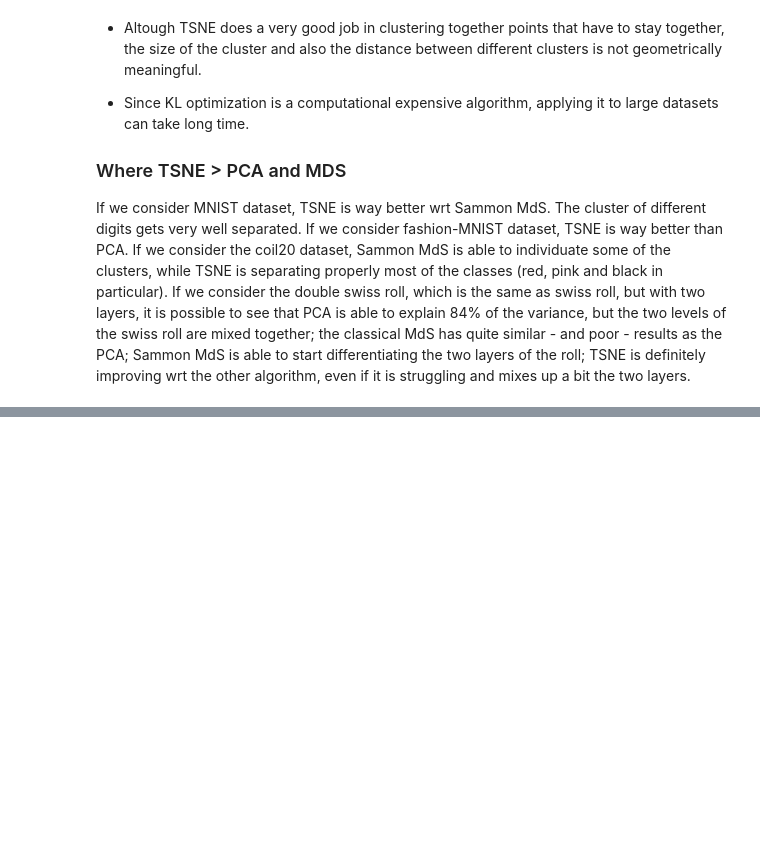
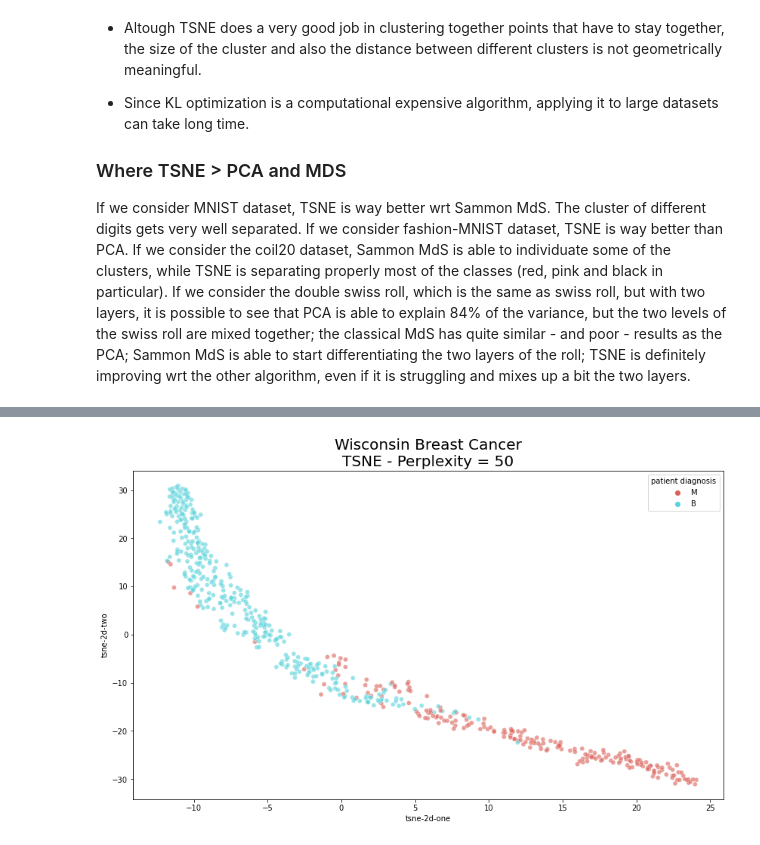
Before and after one commit to leoventuroso/data-viz, a Jupyter notebook: Dimensionality Reduction.ipynb, the cells around one changed output, grey strips where cells are left out. Drawn from its saved outputs; the diff is of its cells as text; code cells hidden in the pictures; blank space fills up the shorter version.

```diff
--- a/Dimensionality Reduction.ipynb
+++ b/Dimensionality Reduction.ipynb
@@ -365,0 +440,6 @@ If we consider the double swiss roll, which is the same as swiss roll, but with
+# %%
+df = pd.read_csv('WisconsinBreastCancer.csv')
+
+tsne = TSNE(n_components = 2, verbose = 1, perplexity = 50, n_iter = 3000, random_state = 42)
+
+tsne_results = tsne.fit_transform(df.iloc[:, 2:]) #all the columns except the first two
@@ -365,0 +454,19 @@ If we consider the double swiss roll, which is the same as swiss roll, but with
+# %%
+df['tsne-2d-one'] = tsne_results[:, 0] #first column
+df['tsne-2d-two'] = tsne_results[:, 1] #second column
+
+plt.figure(figsize = (14, 8))
+
+sns.scatterplot(x = df['tsne-2d-one'],
+                y = df['tsne-2d-two'],
+                hue = 'patient diagnosis',
+                palette = sns.color_palette('hls', len(df['patient diagnosis'].unique())),
+                data = df,
+                legend = 'full',
+                alpha = 0.6)
+
+plt.title('Wisconsin Breast Cancer\nTSNE - Perplexity = 50', size = 20)
+
+plt.show()
+# %% [output]
+[figure, added]
```
Also changed, not shown: parts of 28 cells of this notebook, 2 other files.
